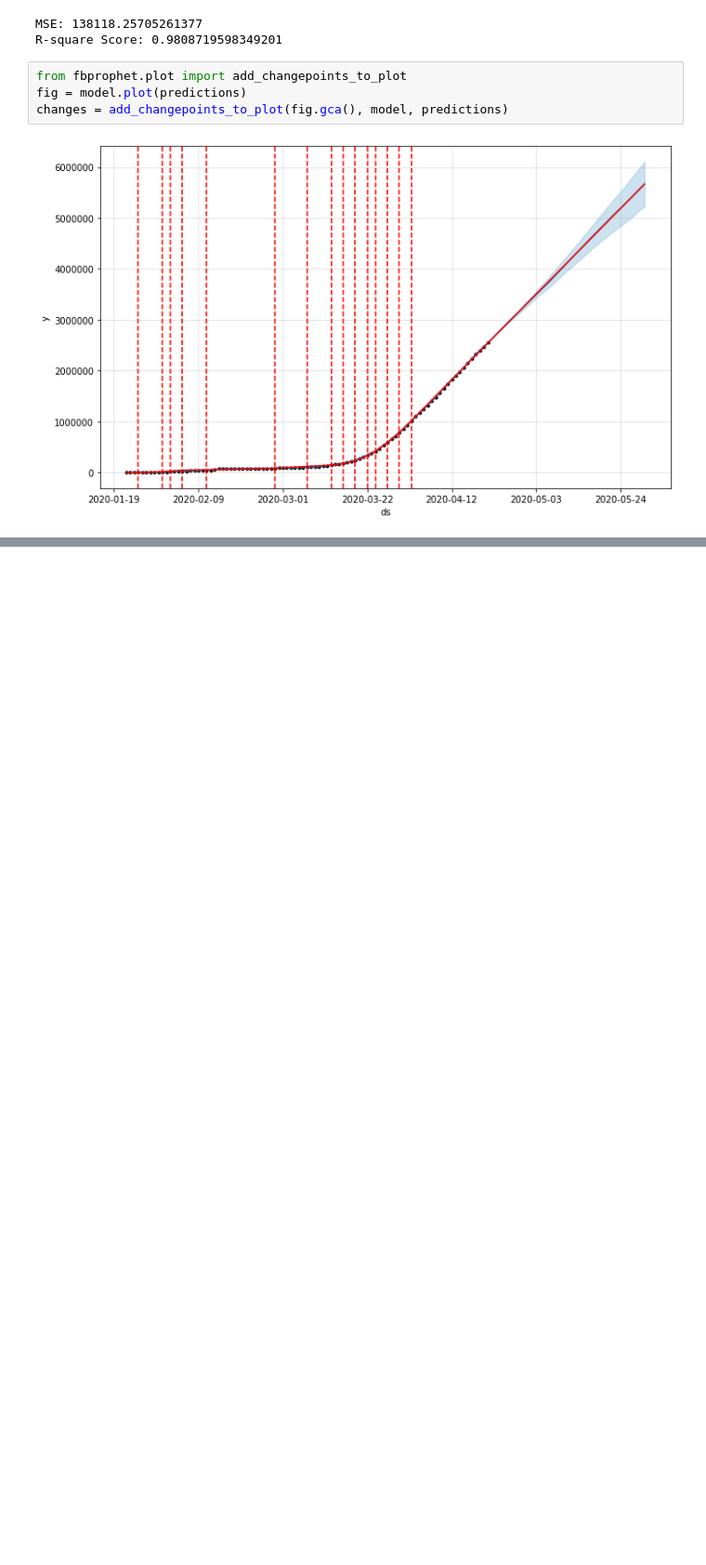
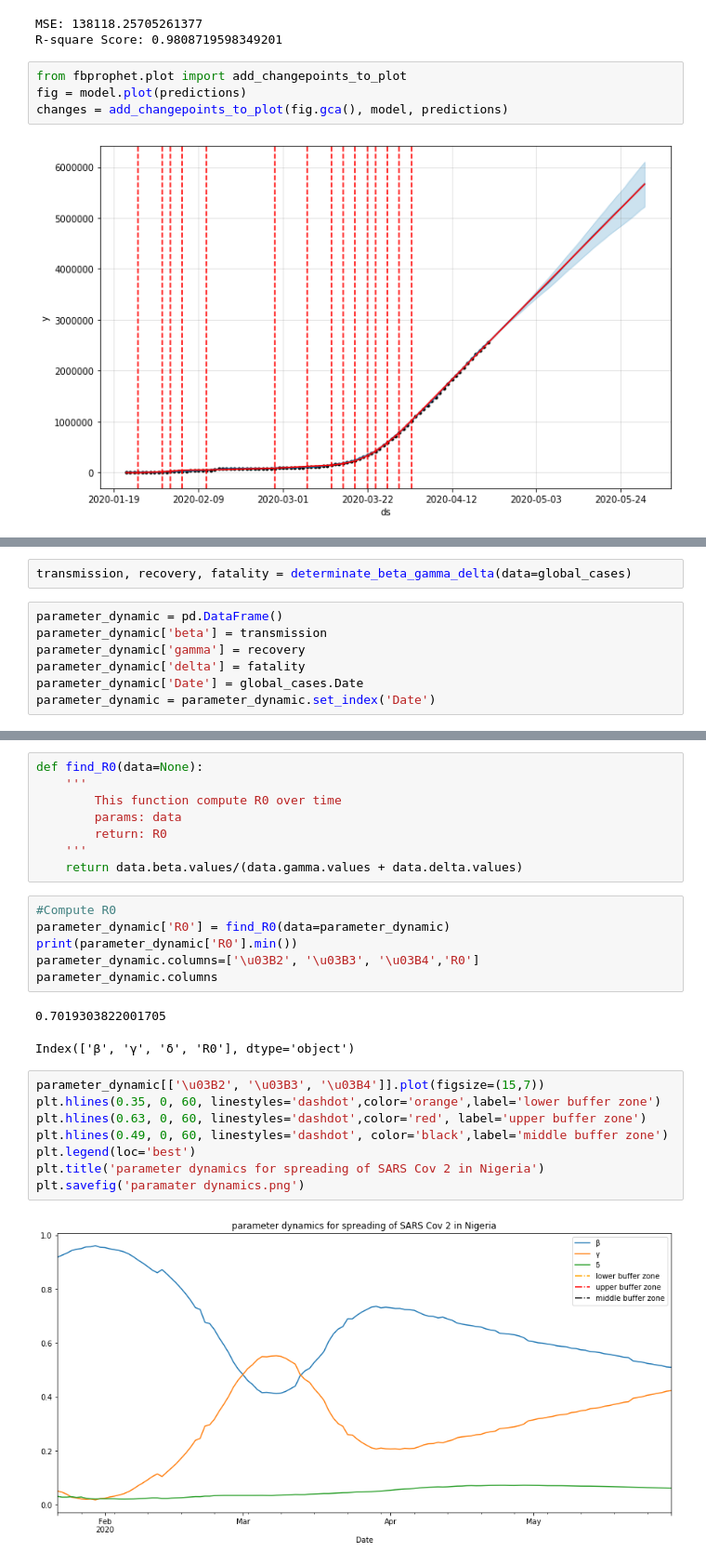
Before and after one commit to codebrain001/COVID19-forecasting-with-fbprophet, a Jupyter notebook: notebooks/Dask.ipynb, the cells around one changed output, grey strips where cells are left out. Shown at 93% size. Drawn from its saved outputs; the diff is of its cells as text; blank space fills up the shorter version.

```diff
--- a/notebooks/Dask.ipynb
+++ b/notebooks/Dask.ipynb
@@ -234,0 +287,9 @@ changes = add_changepoints_to_plot(fig.gca(), model, predictions)
+# %%
+transmission, recovery, fatality = determinate_beta_gamma_delta(data=global_cases)
+# %%
+parameter_dynamic = pd.DataFrame()
+parameter_dynamic['beta'] = transmission
+parameter_dynamic['gamma'] = recovery
+parameter_dynamic['delta'] = fatality
+parameter_dynamic['Date'] = global_cases.Date
+parameter_dynamic = parameter_dynamic.set_index('Date')
@@ -234,0 +306,27 @@ changes = add_changepoints_to_plot(fig.gca(), model, predictions)
+# %%
+def find_R0(data=None):
+    '''
+        This function compute R0 over time
+        params: data
+        return: R0
+    '''
+    return data.beta.values/(data.gamma.values + data.delta.values)
+# %%
+#Compute R0
+parameter_dynamic['R0'] = find_R0(data=parameter_dynamic)
+print(parameter_dynamic['R0'].min())
+parameter_dynamic.columns=['\u03B2', '\u03B3', '\u03B4','R0']
+parameter_dynamic.columns
+# %% [output]
+0.7019303822001705
+Index(['β', 'γ', 'δ', 'R0'], dtype='object')
+# %%
+parameter_dynamic[['\u03B2', '\u03B3', '\u03B4']].plot(figsize=(15,7))
+plt.hlines(0.35, 0, 60, linestyles='dashdot',color='orange',label='lower buffer zone')
+plt.hlines(0.63, 0, 60, linestyles='dashdot',color='red', label='upper buffer zone')
+plt.hlines(0.49, 0, 60, linestyles='dashdot', color='black',label='middle buffer zone')
+plt.legend(loc='best')
+plt.title('parameter dynamics for spreading of SARS Cov 2 in Nigeria')
+plt.savefig('paramater dynamics.png')
+# %% [output]
+[figure, added]
```
Also changed, not shown: parts of 8 cells of this notebook, 3 other files.
